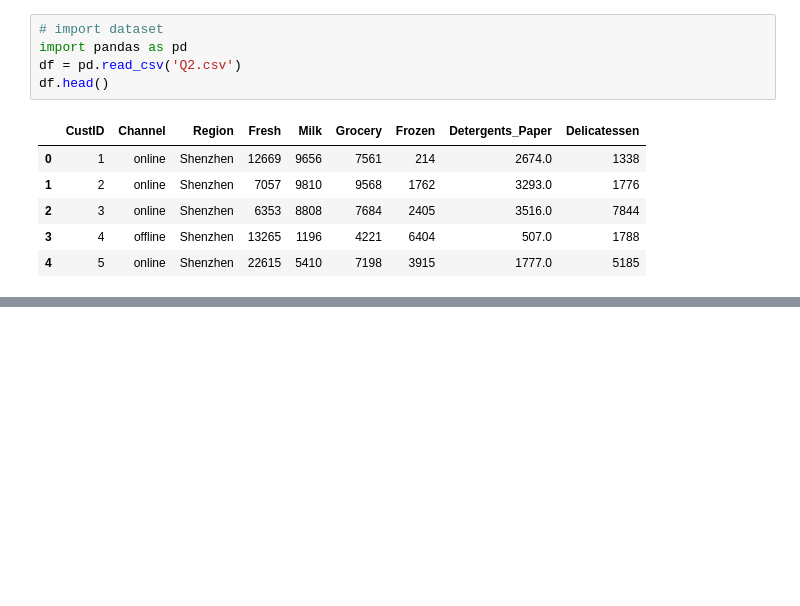
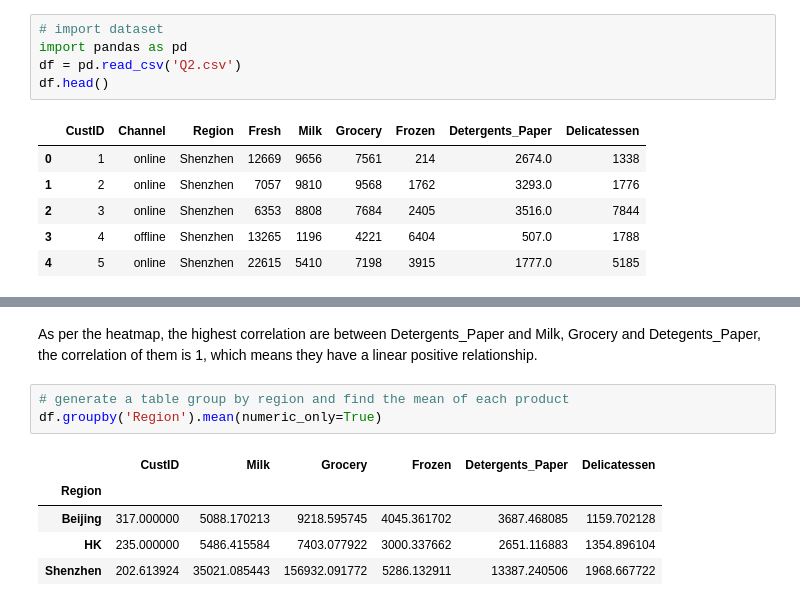
Before and after one commit to bkty1122/bkty1122, a Jupyter notebook: master-school-project/COM6101-Ass-1/Q2_p233340.ipynb, the cells around one changed output, grey strips where cells are left out. Drawn from its saved outputs; the diff is of its cells as text; blank space fills up the shorter version.

```diff
--- a/master-school-project/COM6101-Ass-1/Q2_p233340.ipynb
+++ b/master-school-project/COM6101-Ass-1/Q2_p233340.ipynb
@@ -18,0 +86,11 @@ df.head()
+# %% [markdown]
+As per the heatmap, the highest correlation are between Detergents_Paper and Milk, Grocery and Detegents_Paper, the correlation of them is 1, which means they have a linear positive relationship.
+# %%
+# generate a table group by region and find the mean of each product
+df.groupby('Region').mean(numeric_only=True)
+# %% [output]
+|  | CustID | Milk | Grocery | Frozen | Detergents_Paper | Delicatessen |
+| Region |  |  |  |  |  |  |
+| Beijing | 317.000000 | 5088.170213 | 9218.595745 | 4045.361702 | 3687.468085 | 1159.702128 |
+| HK | 235.000000 | 5486.415584 | 7403.077922 | 3000.337662 | 2651.116883 | 1354.896104 |
+| Shenzhen | 202.613924 | 35021.085443 | 156932.091772 | 5286.132911 | 13387.240506 | 1968.667722 |
```
Also changed, not shown: parts of 13 cells of this notebook, 2 other files.
